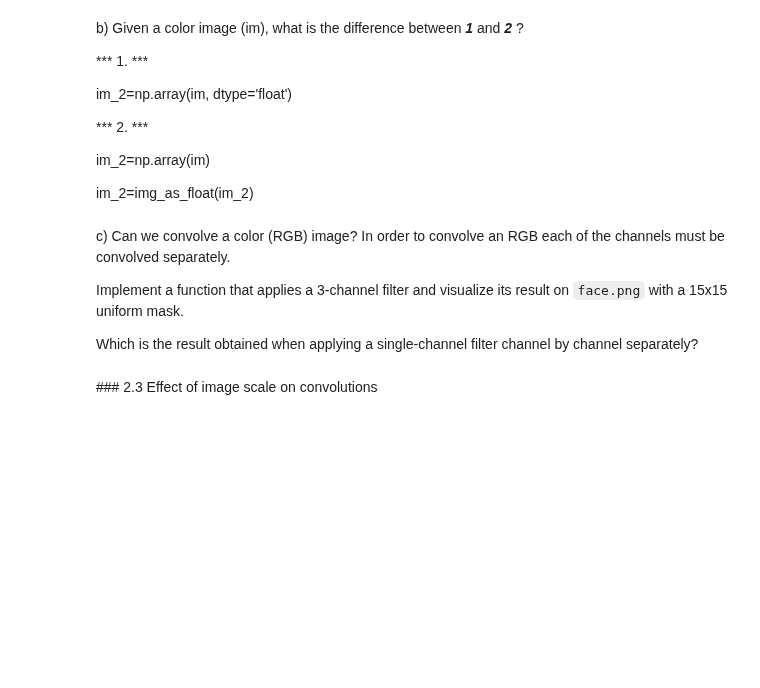
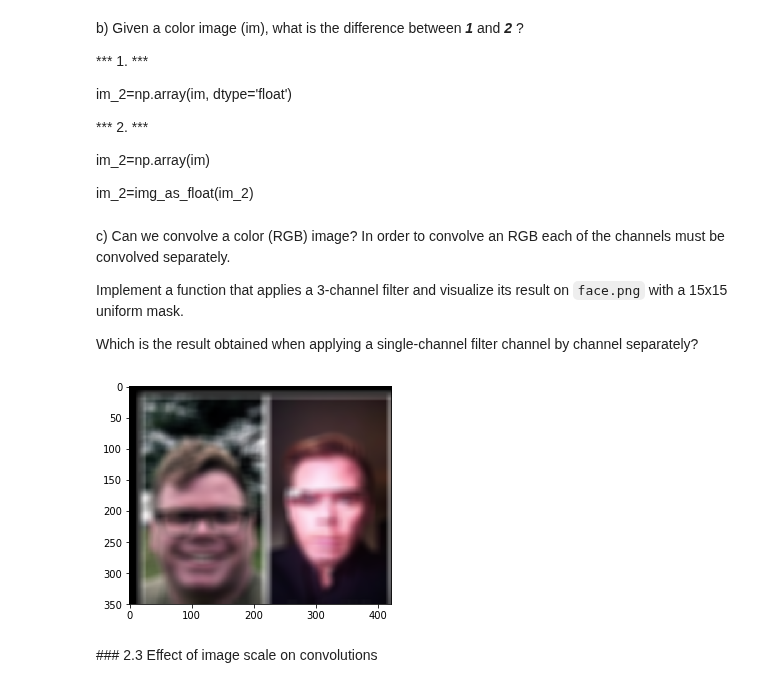
Before and after one commit to eduardgc22/VisioArtificial, a Jupyter notebook: P2_DiazRuizFrancisco_GranersCastelletEduard/P2_DiazRuizFrancisco_GranersCastelletEduard.ipynb, the cells around one changed output. Saved outputs shown, nothing was run; the diff lists cells and outputs as text; code cells hidden in the pictures; blank space fills up the shorter version.

```diff
--- a/P2_DiazRuizFrancisco_GranersCastelletEduard/P2_DiazRuizFrancisco_GranersCastelletEduard.ipynb
+++ b/P2_DiazRuizFrancisco_GranersCastelletEduard/P2_DiazRuizFrancisco_GranersCastelletEduard.ipynb
@@ -208,6 +208,34 @@ c) Can we convolve a color (RGB) image? In order to convolve an RGB each of the
 Implement a function that applies a 3-channel filter and visualize its result on `face.png` with a 15x15 uniform mask.
 
 Which is the result obtained when applying a single-channel filter channel by channel separately?
+# %%
+def rgb_convolved15by15(input_image):
+    red_channel, green_channel, blue_channel = input_image[:,:,0], input_image[:,:,1], input_image[:,:,2]
+
+    mask_h1d = np.array([[1,1,1,1,1,1,1,1,1,1,1,1,1,1,1]],dtype='float')
+    mask_h1d = mask_h1d / np.sum(mask_h1d)#normalization
+
+    mask_2D = np.outer(mask_h1d,mask_h1d)
+    mask_2D = mask_2D /np.sum(np.sum(mask_2D))
+
+    red_convolved = img_as_float(red_channel)
+    red_convolved = ndimage.convolve(red_convolved,mask_2D)
+
+    green_convolved = img_as_float(green_channel)
+    green_convolved = ndimage.convolve(green_convolved,mask_2D)
+
+    blue_convolved = img_as_float(blue_channel)
+    blue_convolved = ndimage.convolve(blue_convolved,mask_2D)
+
+    rgb_convolved[:,:,0] = red_convolved*255
+    rgb_convolved[:,:,1] = green_convolved*255
+    rgb_convolved[:,:,2] = blue_convolved*255
+
+    plt.imshow(rgb_convolved)
+
+rgb_convolved15by15(face_img)
+# %% [output]
+[figure, added]
 # %% [markdown]
 ### 2.3 Effect of image scale on convolutions
 # %% [markdown]
```
Also changed, not shown: parts of 1 cell of this notebook.
